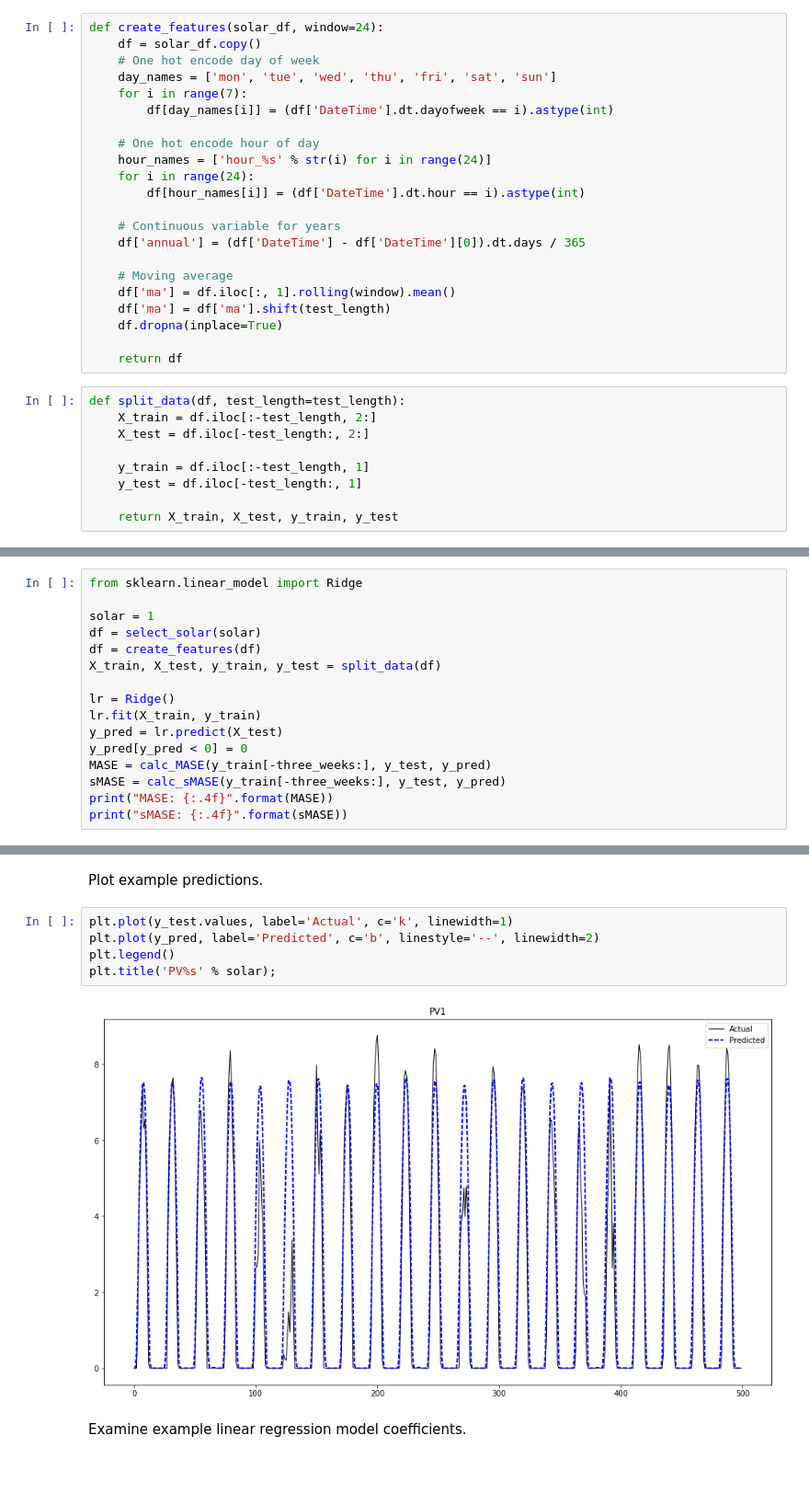
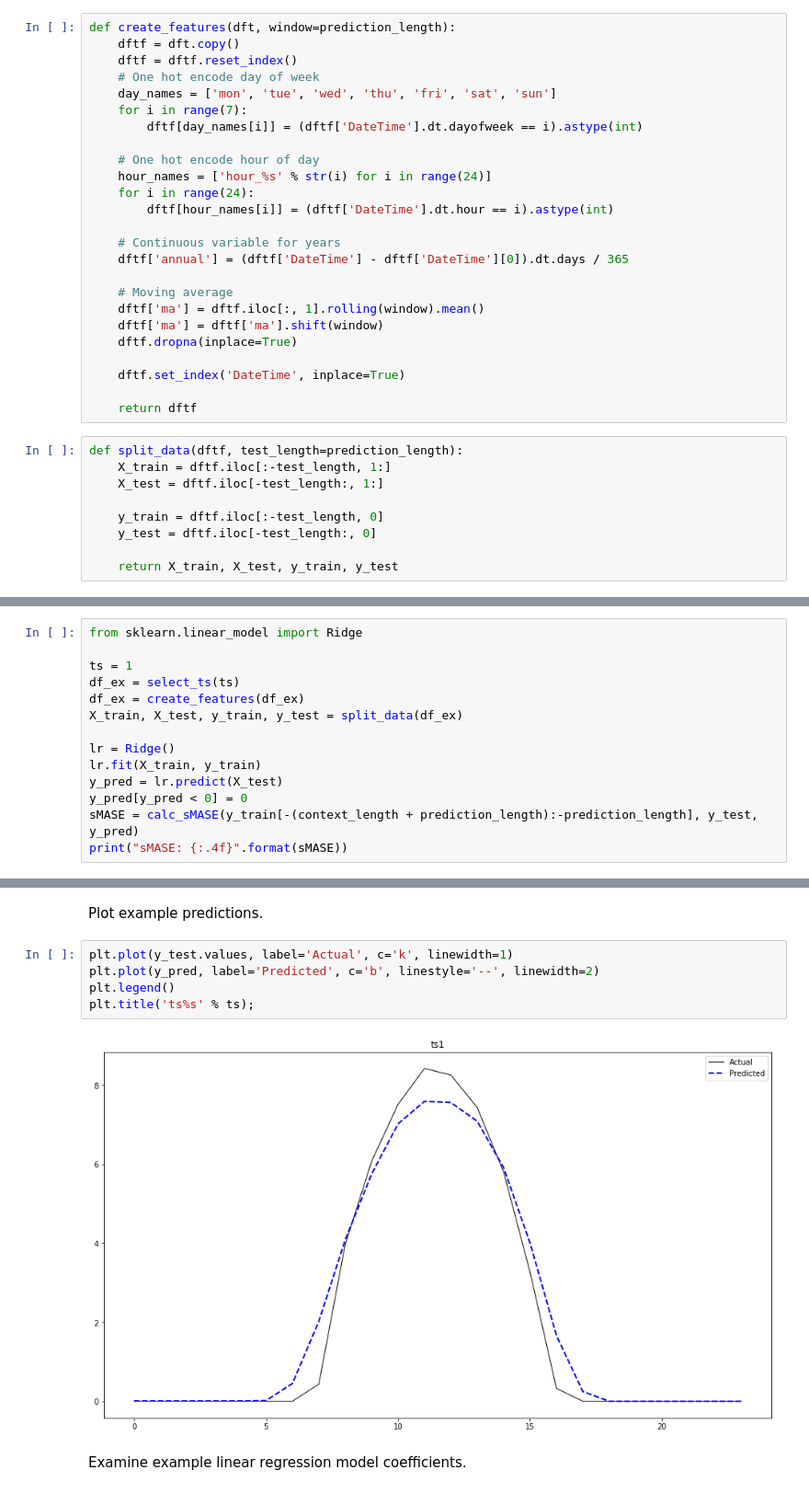
Before and after one commit to AidanCooper/forecasting, a Jupyter notebook: LinearRegression/california-solar-power.ipynb, the cells around one changed output, grey strips where cells are left out. Shown: that part at 92% size. Drawn from its saved outputs; the diff is of its cells as text.

```diff
--- a/LinearRegression/california-solar-power.ipynb
+++ b/LinearRegression/california-solar-power.ipynb
@@ -60,32 +58,35 @@ def select_solar(solar):
 # %%
-def create_features(solar_df, window=24):
-    df = solar_df.copy()
+def create_features(dft, window=prediction_length):
+    dftf = dft.copy()
+    dftf = dftf.reset_index()
     # One hot encode day of week
     day_names = ['mon', 'tue', 'wed', 'thu', 'fri', 'sat', 'sun']
     for i in range(7):
-        df[day_names[i]] = (df['DateTime'].dt.dayofweek == i).astype(int)
+        dftf[day_names[i]] = (dftf['DateTime'].dt.dayofweek == i).astype(int)
 
     # One hot encode hour of day
     hour_names = ['hour_%s' % str(i) for i in range(24)]
     for i in range(24):
-        df[hour_names[i]] = (df['DateTime'].dt.hour == i).astype(int)
+        dftf[hour_names[i]] = (dftf['DateTime'].dt.hour == i).astype(int)
 
     # Continuous variable for years
-    df['annual'] = (df['DateTime'] - df['DateTime'][0]).dt.days / 365
+    dftf['annual'] = (dftf['DateTime'] - dftf['DateTime'][0]).dt.days / 365
 
     # Moving average
-    df['ma'] = df.iloc[:, 1].rolling(window).mean()
-    df['ma'] = df['ma'].shift(test_length)
-    df.dropna(inplace=True)
+    dftf['ma'] = dftf.iloc[:, 1].rolling(window).mean()
+    dftf['ma'] = dftf['ma'].shift(window)
+    dftf.dropna(inplace=True)
 
-    return df
+    dftf.set_index('DateTime', inplace=True)
+
+    return dftf
 # %%
-def split_data(df, test_length=test_length):
-    X_train = df.iloc[:-test_length, 2:]
-    X_test = df.iloc[-test_length:, 2:]
+def split_data(dftf, test_length=prediction_length):
+    X_train = dftf.iloc[:-test_length, 1:]
+    X_test = dftf.iloc[-test_length:, 1:]
 
-    y_train = df.iloc[:-test_length, 1]
-    y_test = df.iloc[-test_length:, 1]
+    y_train = dftf.iloc[:-test_length, 0]
+    y_test = dftf.iloc[-test_length:, 0]
 
     return X_train, X_test, y_train, y_test
 # %% [markdown]
@@ -93,17 +94,15 @@ Illustrate model for an example household. Ridge regression is a sensible choice
 # %%
 from sklearn.linear_model import Ridge
 
-solar = 1
-df = select_solar(solar)
-df = create_features(df)
-X_train, X_test, y_train, y_test = split_data(df)
+ts = 1
+df_ex = select_ts(ts)
+df_ex = create_features(df_ex)
+X_train, X_test, y_train, y_test = split_data(df_ex)
 
 lr = Ridge()
 lr.fit(X_train, y_train)
 y_pred = lr.predict(X_test)
 y_pred[y_pred < 0] = 0
-MASE = calc_MASE(y_train[-three_weeks:], y_test, y_pred)
-sMASE = calc_sMASE(y_train[-three_weeks:], y_test, y_pred)
-print("MASE: {:.4f}".format(MASE))
+sMASE = calc_sMASE(y_train[-(context_length + prediction_length):-prediction_length], y_test, y_pred)
 print("sMASE: {:.4f}".format(sMASE))
 # %% [output]
@@ -114,10 +112,10 @@ Plot example predictions.
 # %%
 plt.plot(y_test.values, label='Actual', c='k', linewidth=1)
 plt.plot(y_pred, label='Predicted', c='b', linestyle='--', linewidth=2)
 plt.legend()
-plt.title('PV%s' % solar);
+plt.title('ts%s' % ts);
 # %% [output]
-[figure, old version]
+[figure, new version]
 # %% [markdown]
 Examine example linear regression model coefficients.
 # %%
```
Also changed, not shown: parts of 31 cells of this notebook, 5 other files.
